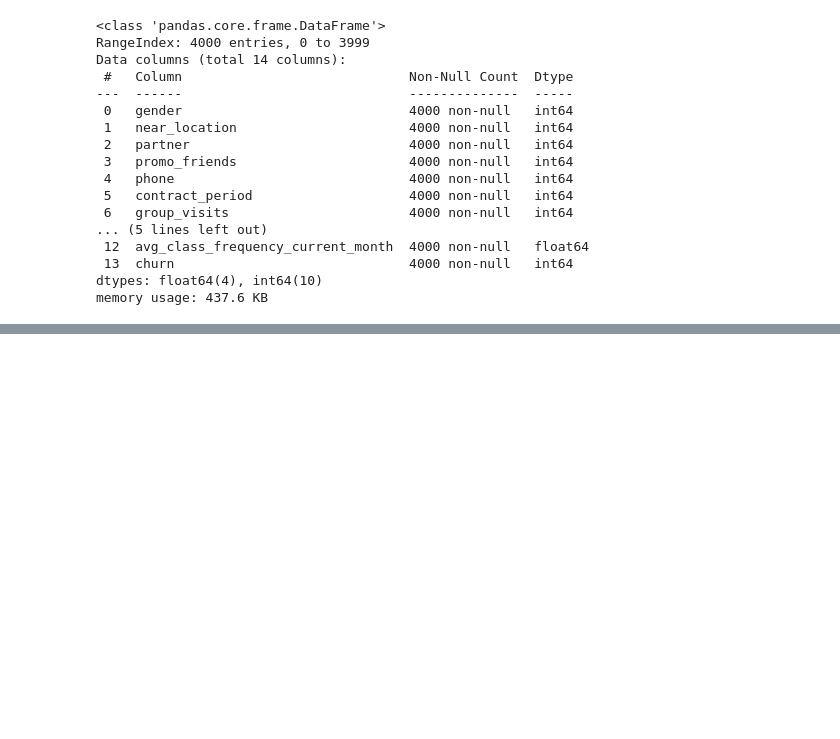
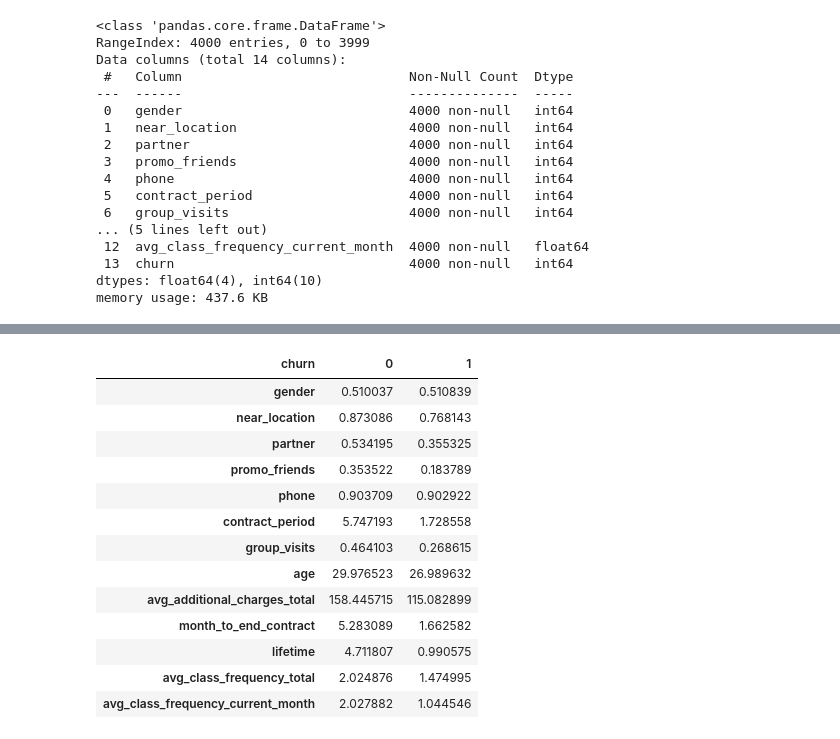
Before and after one commit to fabcmc/Tripleten-Projects, a Jupyter notebook: Sprint 13/project_sprint_13.ipynb, the cells around one changed output, grey strips where cells are left out. Cells and saved outputs as stored; diff of their text form; code cells hidden in the pictures; blank space fills up the shorter version.

```diff
--- a/Sprint 13/project_sprint_13.ipynb
+++ b/Sprint 13/project_sprint_13.ipynb
@@ -91,0 +143,20 @@ memory usage: 437.6 KB
+# %%
+# Observando as médias dos valores das características para os dois grupos:
+# os que ficaram (churn=0) e os que saíram (churn=1)
+churn_comparison = df_gym_churn.groupby('churn').mean().T
+display(churn_comparison)
+# %% [output]
+| churn | 0 | 1 |
+| gender | 0.510037 | 0.510839 |
+| near_location | 0.873086 | 0.768143 |
+| partner | 0.534195 | 0.355325 |
+| promo_friends | 0.353522 | 0.183789 |
+| phone | 0.903709 | 0.902922 |
+| contract_period | 5.747193 | 1.728558 |
+| group_visits | 0.464103 | 0.268615 |
+| age | 29.976523 | 26.989632 |
+| avg_additional_charges_total | 158.445715 | 115.082899 |
+| month_to_end_contract | 5.283089 | 1.662582 |
+| lifetime | 4.711807 | 0.990575 |
+| avg_class_frequency_total | 2.024876 | 1.474995 |
+| avg_class_frequency_current_month | 2.027882 | 1.044546 |
```
Also changed, not shown: parts of 5 cells of this notebook.
